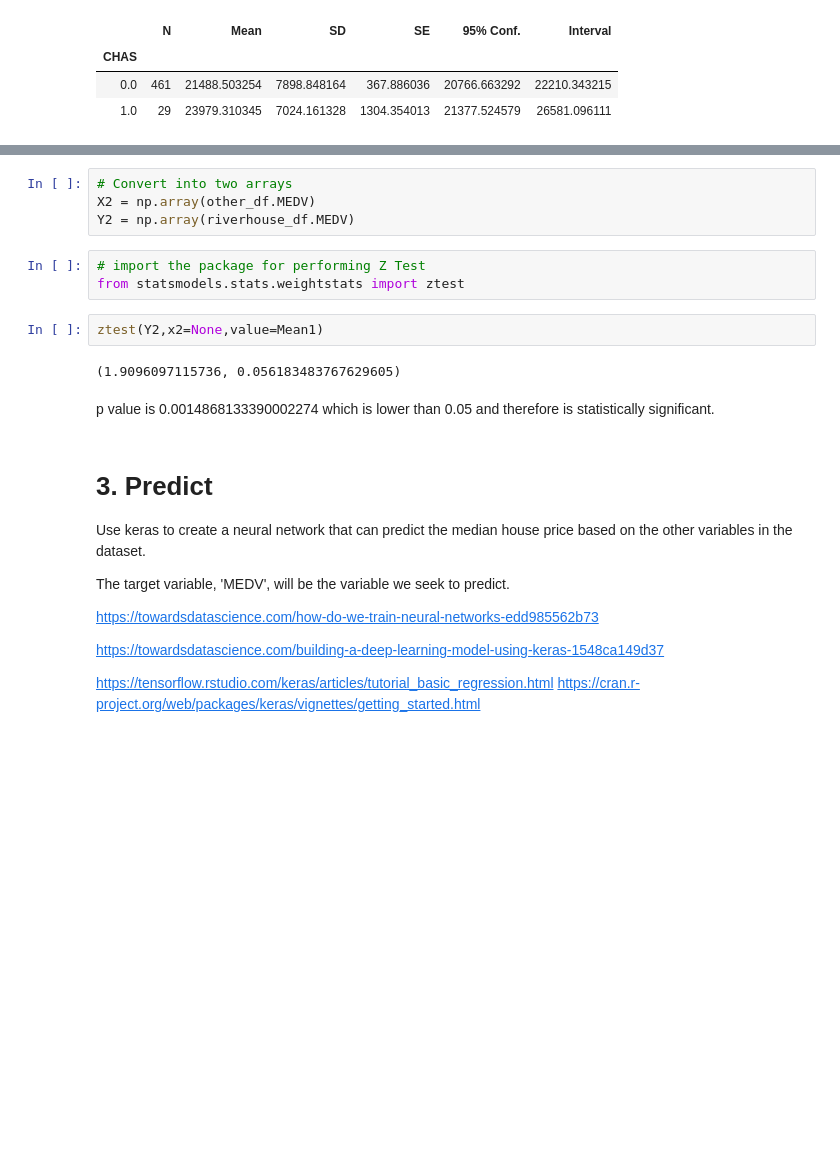
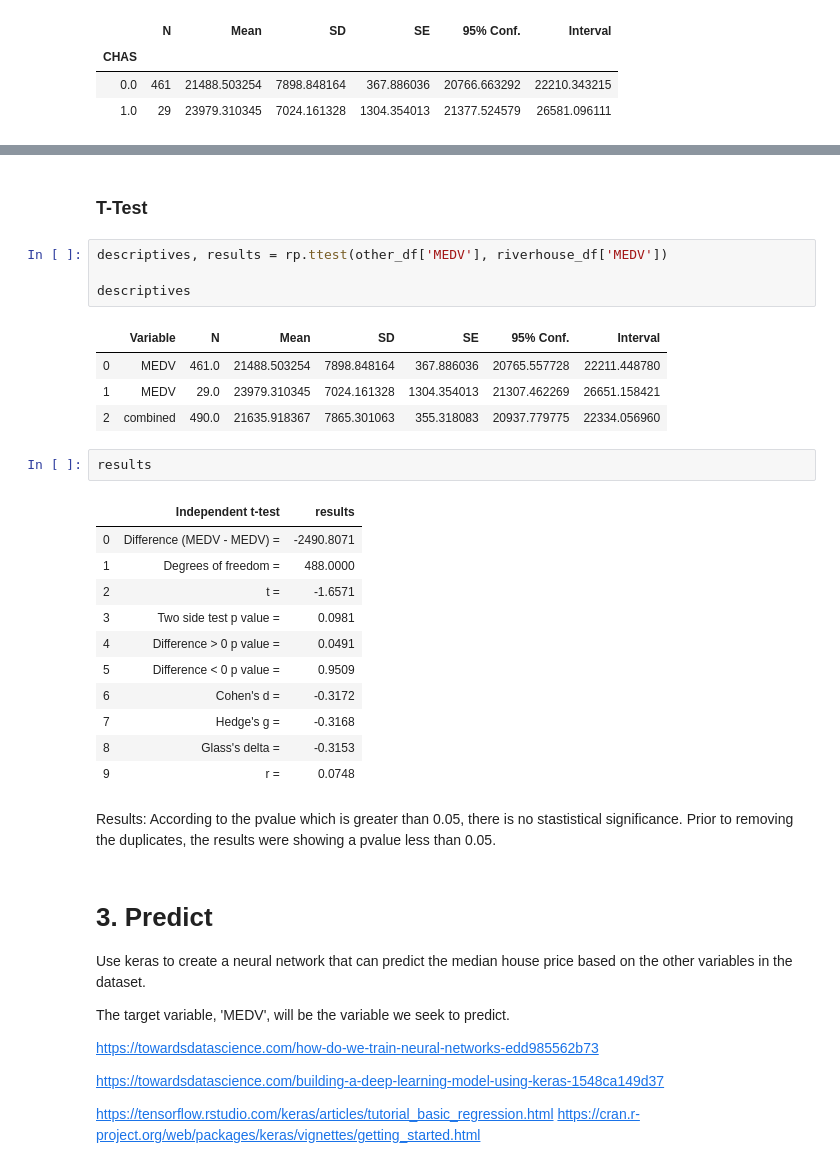
Before and after one commit to RitRa/MachineLearning-project, a Jupyter notebook: Machine Learning and Statistics Project 2019.ipynb, the cells around one changed output, grey strips where cells are left out. Drawn from its saved outputs; the diff is of its cells as text; blank space fills up the shorter version.

Commit message:
ttest

```diff
--- a/Machine Learning and Statistics Project 2019.ipynb
+++ b/Machine Learning and Statistics Project 2019.ipynb
@@ -367,16 +353,31 @@ Comparing the mean of the house not by the river (22.09) and river bound (28.44)
-# %%
-# Convert into two arrays
-X2 = np.array(other_df.MEDV)
-Y2 = np.array(riverhouse_df.MEDV)
-# %%
-# import the package for performing Z Test
-from statsmodels.stats.weightstats import ztest
-# %%
-ztest(Y2,x2=None,value=Mean1)
-# %% [output]
-(1.9096097115736, 0.056183483767629605)
-# %% [markdown]
-p value is 0.0014868133390002274 which is lower than 0.05 and therefore is statistically significant.
+# %% [markdown]
+### T-Test
+# %%
+descriptives, results = rp.ttest(other_df['MEDV'], riverhouse_df['MEDV'])
+
+descriptives
+# %% [output]
+|  | Variable | N | Mean | SD | SE | 95% Conf. | Interval |
+| 0 | MEDV | 461.0 | 21488.503254 | 7898.848164 | 367.886036 | 20765.557728 | 22211.448780 |
+| 1 | MEDV | 29.0 | 23979.310345 | 7024.161328 | 1304.354013 | 21307.462269 | 26651.158421 |
+| 2 | combined | 490.0 | 21635.918367 | 7865.301063 | 355.318083 | 20937.779775 | 22334.056960 |
+# %%
+results
+# %% [output]
+|  | Independent t-test | results |
+| 0 | Difference (MEDV - MEDV) = | -2490.8071 |
+| 1 | Degrees of freedom = | 488.0000 |
+| 2 | t = | -1.6571 |
+| 3 | Two side test p value = | 0.0981 |
+| 4 | Difference > 0 p value = | 0.0491 |
+| 5 | Difference < 0 p value = | 0.9509 |
+| 6 | Cohen's d = | -0.3172 |
+| 7 | Hedge's g = | -0.3168 |
+| 8 | Glass's delta = | -0.3153 |
+| 9 | r = | 0.0748 |
+# %% [markdown]
+Results: According to the pvalue which is greater than 0.05, there is no stastistical significance.
+Prior to removing the duplicates, the results were showing a pvalue less than 0.05.
 # %% [markdown]
 # 3. Predict
 
```
Also changed, not shown: parts of 25 cells of this notebook, 25 other files.
